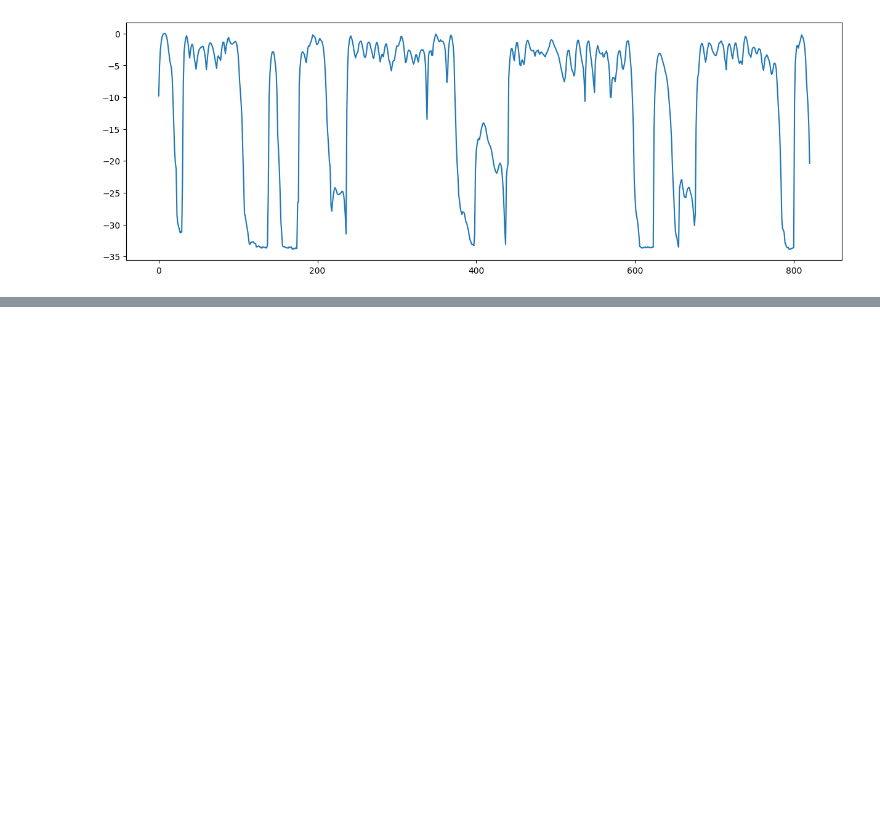
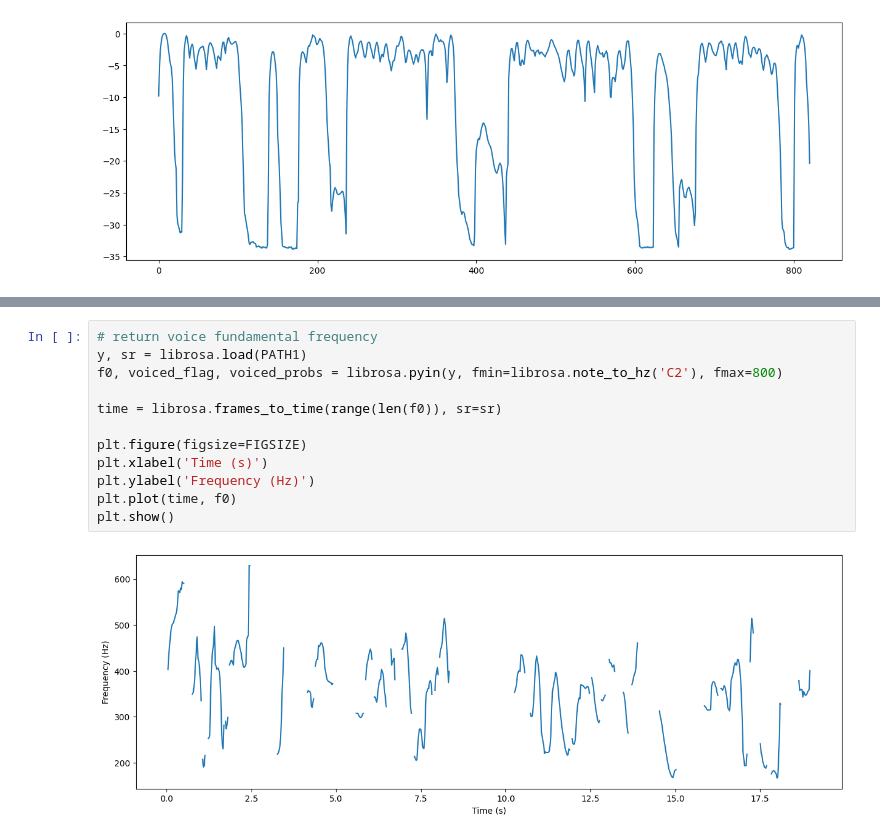
Before and after one commit to A9Coed66/VoiceClone, a Jupyter notebook: SpeechProcessing/EnergySound.ipynb, the cells around one changed output, grey strips where cells are left out. Drawn from its saved outputs; the diff is of its cells as text; blank space fills up the shorter version.

```diff
--- a/SpeechProcessing/EnergySound.ipynb
+++ b/SpeechProcessing/EnergySound.ipynb
@@ -61,0 +95,14 @@ hi
+# %%
+# return voice fundamental frequency
+y, sr = librosa.load(PATH1)
+f0, voiced_flag, voiced_probs = librosa.pyin(y, fmin=librosa.note_to_hz('C2'), fmax=800)
+
+time = librosa.frames_to_time(range(len(f0)), sr=sr)
+
+plt.figure(figsize=FIGSIZE)
+plt.xlabel('Time (s)')
+plt.ylabel('Frequency (Hz)')
+plt.plot(time, f0)
+plt.show()
+# %% [output]
+[figure, added]
```
Also changed, not shown: parts of 10 cells of this notebook, 37 other files.
